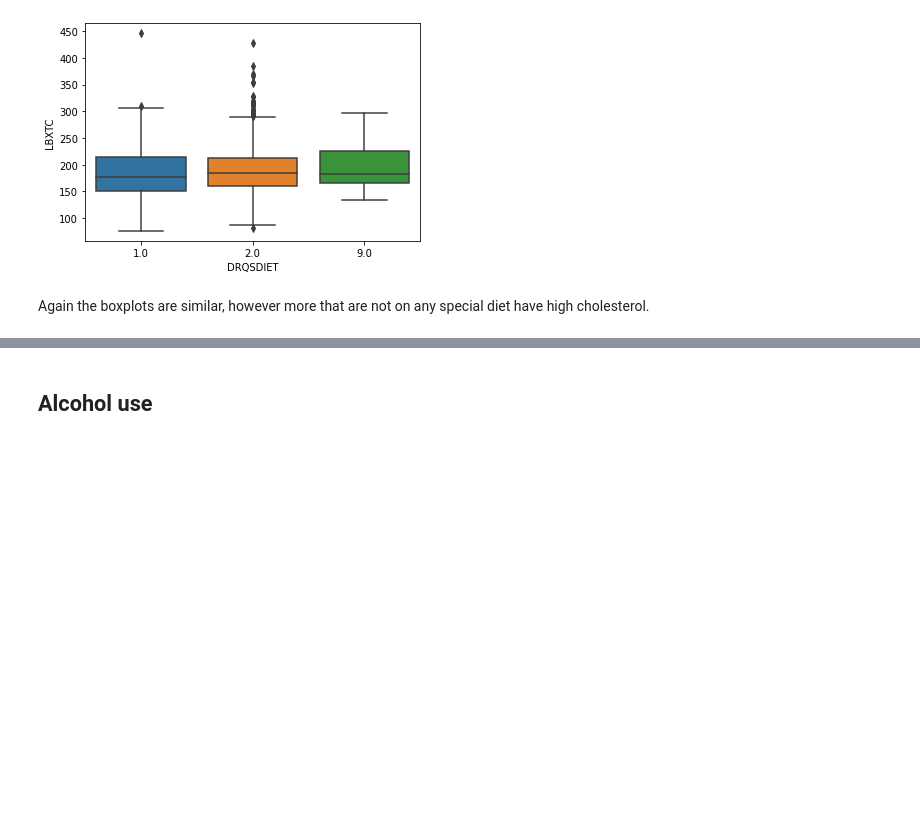
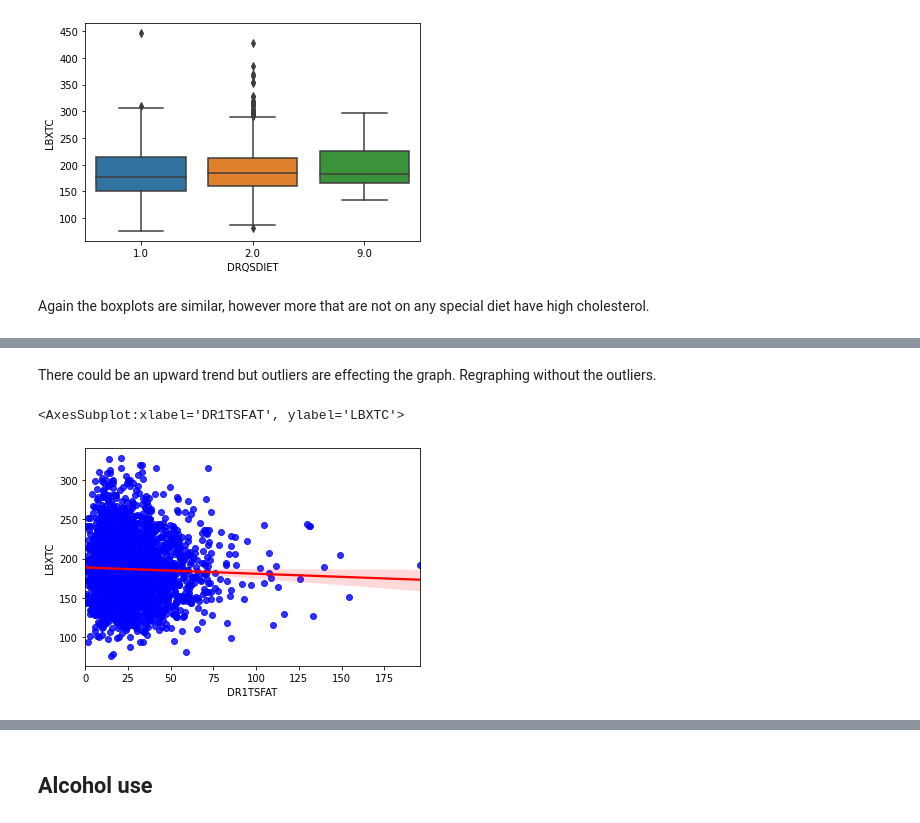
Before and after one commit to mathisme/ThinkfulDSFinalCapstone, a Jupyter notebook: notebooks/EDA.ipynb, the cells around one changed output, grey strips where cells are left out. Cells and saved outputs as stored; diff of their text form; code cells hidden in the pictures; blank space fills up the shorter version.

```diff
--- a/notebooks/EDA.ipynb
+++ b/notebooks/EDA.ipynb
@@ -355,0 +365,7 @@ Again the boxplots are similar, however more that are not on any special diet ha
+# %% [markdown]
+There could be an upward trend but outliers are effecting the graph.  Regraphing without the outliers.
+# %%
+sns.regplot(x='DR1TSFAT',  y='LBXTC', data=diet[diet.LBXTC<350], scatter_kws={"color": "blue"}, line_kws={"color": "red"})
+# %% [output]
+<AxesSubplot:xlabel='DR1TSFAT', ylabel='LBXTC'>
+[figure, added]
```
Also changed, not shown: parts of 7 cells of this notebook.
